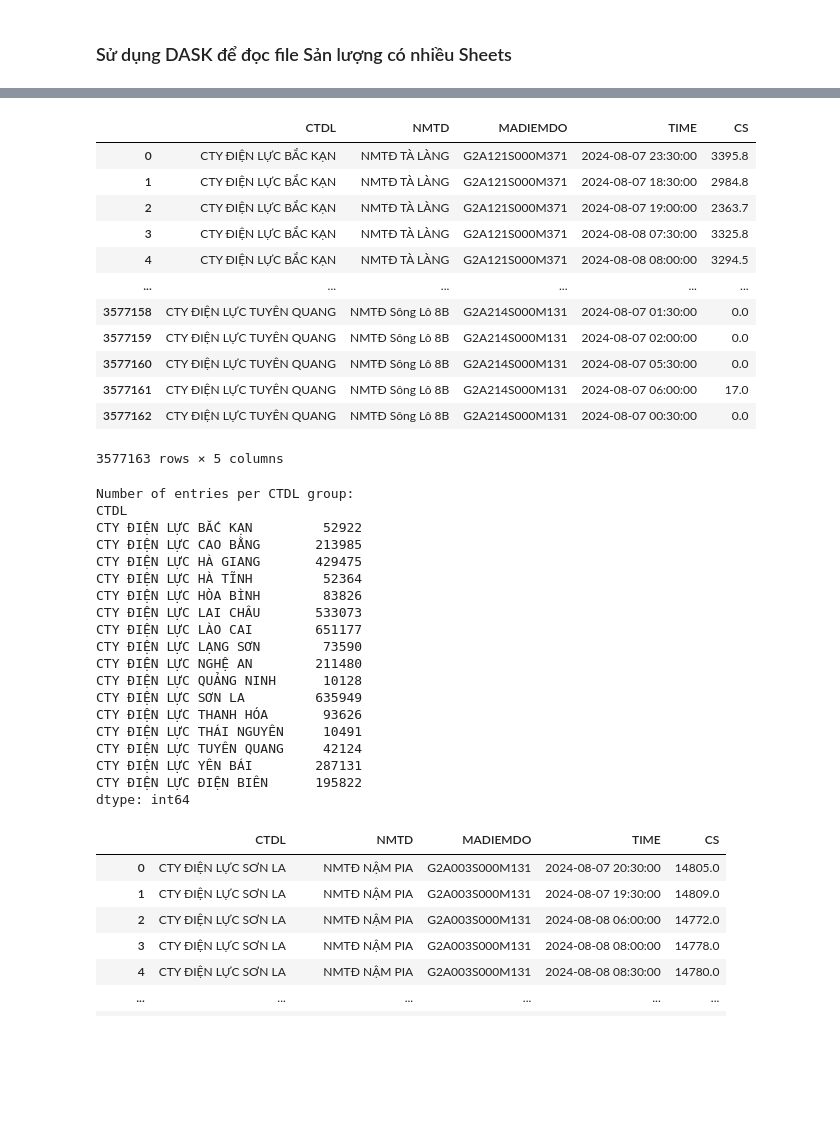
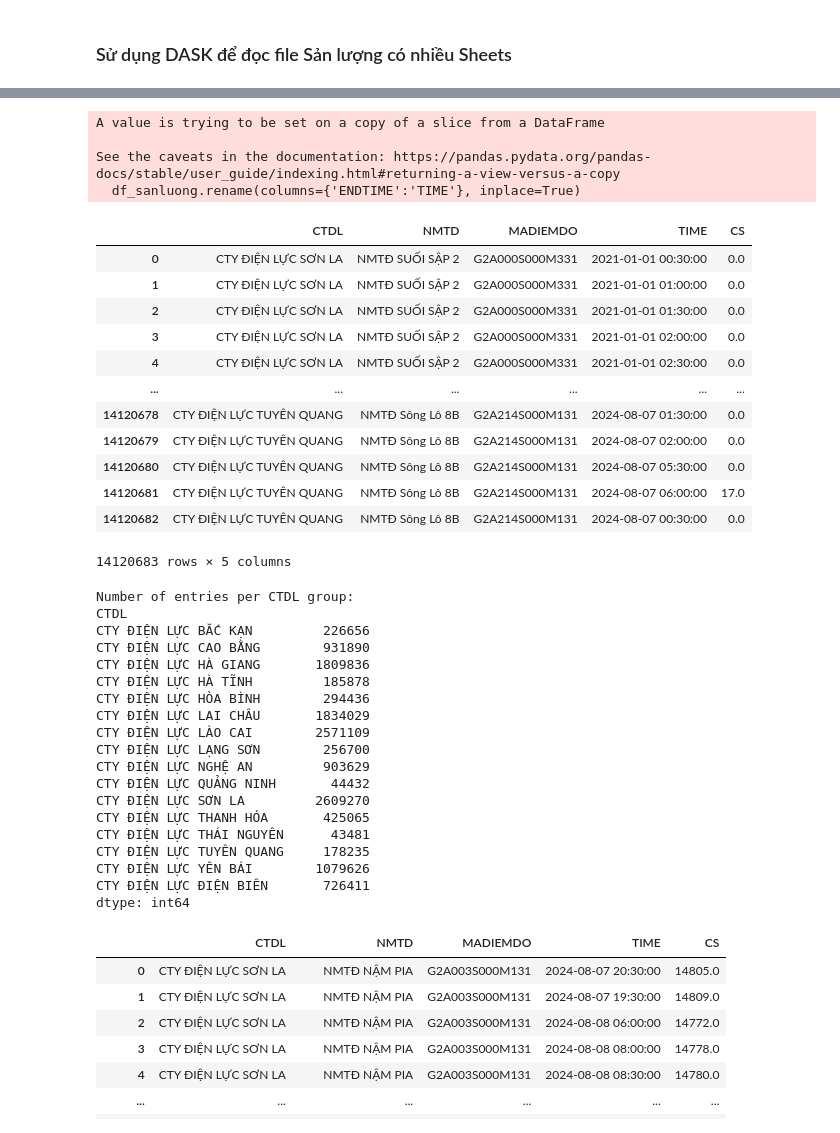
Before and after one commit to khuecoi2001/TDN_project, a Jupyter notebook: notebooks/merge_NM.ipynb, the cells around one changed output, grey strips where cells are left out. Cells and saved outputs as stored; diff of their text form; code cells hidden in the pictures; blank space fills up the shorter version.

```diff
--- a/notebooks/merge_NM.ipynb
+++ b/notebooks/merge_NM.ipynb
@@ -80,0 +63,18 @@ result_df
+# %%
+import pandas as pd
+import os
+
+# Thư mục chứa các file parquet
+parquet_folder = r"C:\Khue\TDN\data\processed"
+
+# Tự động tìm tất cả các file parquet theo mẫu
+parquet_files = [os.path.join(parquet_folder, f)
+                 for f in os.listdir(parquet_folder)
+                 if f.startswith("sanluong_") and f.endswith(".parquet")]
+
+# Đọc và ghép toàn bộ file
+df_all = pd.concat([pd.read_parquet(f) for f in parquet_files], ignore_index=True)
+
+# Kiểm tra tổng số dòng sau khi ghép
+print(f"✅ Đã đọc xong {len(parquet_files)} file parquet.")
+print(f"👉 Tổng số dòng dữ liệu: {df_all.shape[0]:,}")
@@ -81,22 +100,25 @@ result_df
 # %%
-df_sanluong = result_df[['CTDL','NMTD','MADIEMDO','ENDTIME','CS']]
+df_sanluong = df_all[['CTDL','NMTD','MADIEMDO','ENDTIME','CS']]
 df_sanluong.rename(columns={'ENDTIME':'TIME'}, inplace=True)
-df_sanluong['TIME'] = pd.to_datetime(df_sanluong['TIME'], errors='coerce')
 df_sanluong
 # %% [output]
+A value is trying to be set on a copy of a slice from a DataFrame
+
+See the caveats in the documentation: https://pandas.pydata.org/pandas-docs/stable/user_guide/indexing.html#returning-a-view-versus-a-copy
+  df_sanluong.rename(columns={'ENDTIME':'TIME'}, inplace=True)
 |  | CTDL | NMTD | MADIEMDO | TIME | CS |
-| 0 | CTY ĐIỆN LỰC BẮC KẠN | NMTĐ TÀ LÀNG | G2A121S000M371 | 2024-08-07 23:30:00 | 3395.8 |
-| 1 | CTY ĐIỆN LỰC BẮC KẠN | NMTĐ TÀ LÀNG | G2A121S000M371 | 2024-08-07 18:30:00 | 2984.8 |
-| 2 | CTY ĐIỆN LỰC BẮC KẠN | NMTĐ TÀ LÀNG | G2A121S000M371 | 2024-08-07 19:00:00 | 2363.7 |
-| 3 | CTY ĐIỆN LỰC BẮC KẠN | NMTĐ TÀ LÀNG | G2A121S000M371 | 2024-08-08 07:30:00 | 3325.8 |
-| 4 | CTY ĐIỆN LỰC BẮC KẠN | NMTĐ TÀ LÀNG | G2A121S000M371 | 2024-08-08 08:00:00 | 3294.5 |
+| 0 | CTY ĐIỆN LỰC SƠN LA | NMTĐ SUỐI SẬP 2 | G2A000S000M331 | 2021-01-01 00:30:00 | 0.0 |
+| 1 | CTY ĐIỆN LỰC SƠN LA | NMTĐ SUỐI SẬP 2 | G2A000S000M331 | 2021-01-01 01:00:00 | 0.0 |
+| 2 | CTY ĐIỆN LỰC SƠN LA | NMTĐ SUỐI SẬP 2 | G2A000S000M331 | 2021-01-01 01:30:00 | 0.0 |
+| 3 | CTY ĐIỆN LỰC SƠN LA | NMTĐ SUỐI SẬP 2 | G2A000S000M331 | 2021-01-01 02:00:00 | 0.0 |
+| 4 | CTY ĐIỆN LỰC SƠN LA | NMTĐ SUỐI SẬP 2 | G2A000S000M331 | 2021-01-01 02:30:00 | 0.0 |
 | ... | ... | ... | ... | ... | ... |
-| 3577158 | CTY ĐIỆN LỰC TUYÊN QUANG | NMTĐ Sông Lô 8B | G2A214S000M131 | 2024-08-07 01:30:00 | 0.0 |
-| 3577159 | CTY ĐIỆN LỰC TUYÊN QUANG | NMTĐ Sông Lô 8B | G2A214S000M131 | 2024-08-07 02:00:00 | 0.0 |
-| 3577160 | CTY ĐIỆN LỰC TUYÊN QUANG | NMTĐ Sông Lô 8B | G2A214S000M131 | 2024-08-07 05:30:00 | 0.0 |
-| 3577161 | CTY ĐIỆN LỰC TUYÊN QUANG | NMTĐ Sông Lô 8B | G2A214S000M131 | 2024-08-07 06:00:00 | 17.0 |
-| 3577162 | CTY ĐIỆN LỰC TUYÊN QUANG | NMTĐ Sông Lô 8B | G2A214S000M131 | 2024-08-07 00:30:00 | 0.0 |
+| 14120678 | CTY ĐIỆN LỰC TUYÊN QUANG | NMTĐ Sông Lô 8B | G2A214S000M131 | 2024-08-07 01:30:00 | 0.0 |
+| 14120679 | CTY ĐIỆN LỰC TUYÊN QUANG | NMTĐ Sông Lô 8B | G2A214S000M131 | 2024-08-07 02:00:00 | 0.0 |
+| 14120680 | CTY ĐIỆN LỰC TUYÊN QUANG | NMTĐ Sông Lô 8B | G2A214S000M131 | 2024-08-07 05:30:00 | 0.0 |
+| 14120681 | CTY ĐIỆN LỰC TUYÊN QUANG | NMTĐ Sông Lô 8B | G2A214S000M131 | 2024-08-07 06:00:00 | 17.0 |
+| 14120682 | CTY ĐIỆN LỰC TUYÊN QUANG | NMTĐ Sông Lô 8B | G2A214S000M131 | 2024-08-07 00:30:00 | 0.0 |
-3577163 rows × 5 columns
+14120683 rows × 5 columns
 # %%
 # Group the DataFrame by the 'CTDL' column
 grouped_by_ctdl = df_sanluong.groupby('CTDL')
@@ -107,21 +129,21 @@ print(grouped_by_ctdl.size())
 # %% [output]
 Number of entries per CTDL group:
 CTDL
-CTY ĐIỆN LỰC BẮC KẠN         52922
-CTY ĐIỆN LỰC CAO BẰNG       213985
-CTY ĐIỆN LỰC HÀ GIANG       429475
-CTY ĐIỆN LỰC HÀ TĨNH         52364
-CTY ĐIỆN LỰC HÒA BÌNH        83826
-CTY ĐIỆN LỰC LAI CHÂU       533073
-CTY ĐIỆN LỰC LÀO CAI        651177
-CTY ĐIỆN LỰC LẠNG SƠN        73590
-CTY ĐIỆN LỰC NGHỆ AN        211480
-CTY ĐIỆN LỰC QUẢNG NINH      10128
-CTY ĐIỆN LỰC SƠN LA         635949
-CTY ĐIỆN LỰC THANH HÓA       93626
-CTY ĐIỆN LỰC THÁI NGUYÊN     10491
-CTY ĐIỆN LỰC TUYÊN QUANG     42124
-CTY ĐIỆN LỰC YÊN BÁI        287131
-CTY ĐIỆN LỰC ĐIỆN BIÊN      195822
+CTY ĐIỆN LỰC BẮC KẠN         226656
+CTY ĐIỆN LỰC CAO BẰNG        931890
+CTY ĐIỆN LỰC HÀ GIANG       1809836
+CTY ĐIỆN LỰC HÀ TĨNH         185878
+CTY ĐIỆN LỰC HÒA BÌNH        294436
+CTY ĐIỆN LỰC LAI CHÂU       1834029
+CTY ĐIỆN LỰC LÀO CAI        2571109
+CTY ĐIỆN LỰC LẠNG SƠN        256700
+CTY ĐIỆN LỰC NGHỆ AN         903629
+CTY ĐIỆN LỰC QUẢNG NINH       44432
+CTY ĐIỆN LỰC SƠN LA         2609270
+CTY ĐIỆN LỰC THANH HÓA       425065
+CTY ĐIỆN LỰC THÁI NGUYÊN      43481
+CTY ĐIỆN LỰC TUYÊN QUANG     178235
+CTY ĐIỆN LỰC YÊN BÁI        1079626
+CTY ĐIỆN LỰC ĐIỆN BIÊN       726411
 dtype: int64
 # %%
```
Also changed, not shown: parts of 9 cells of this notebook, 1 other file.
